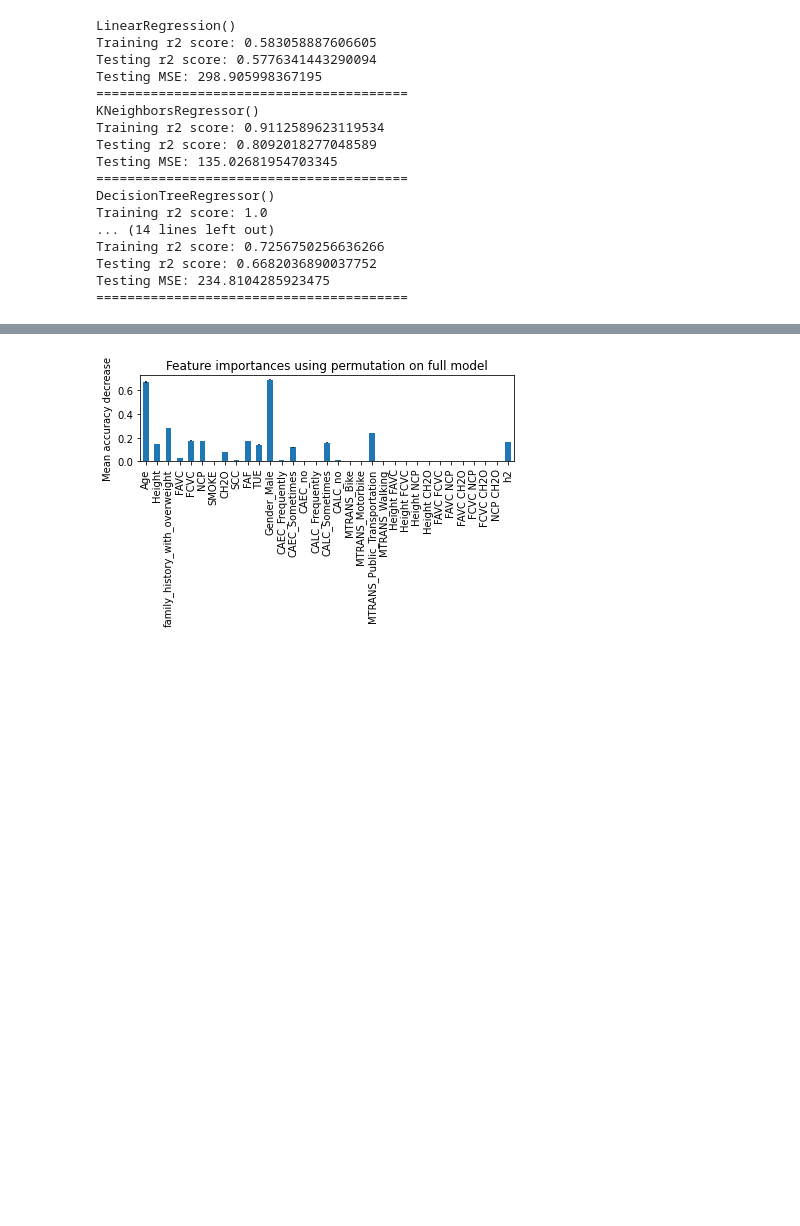
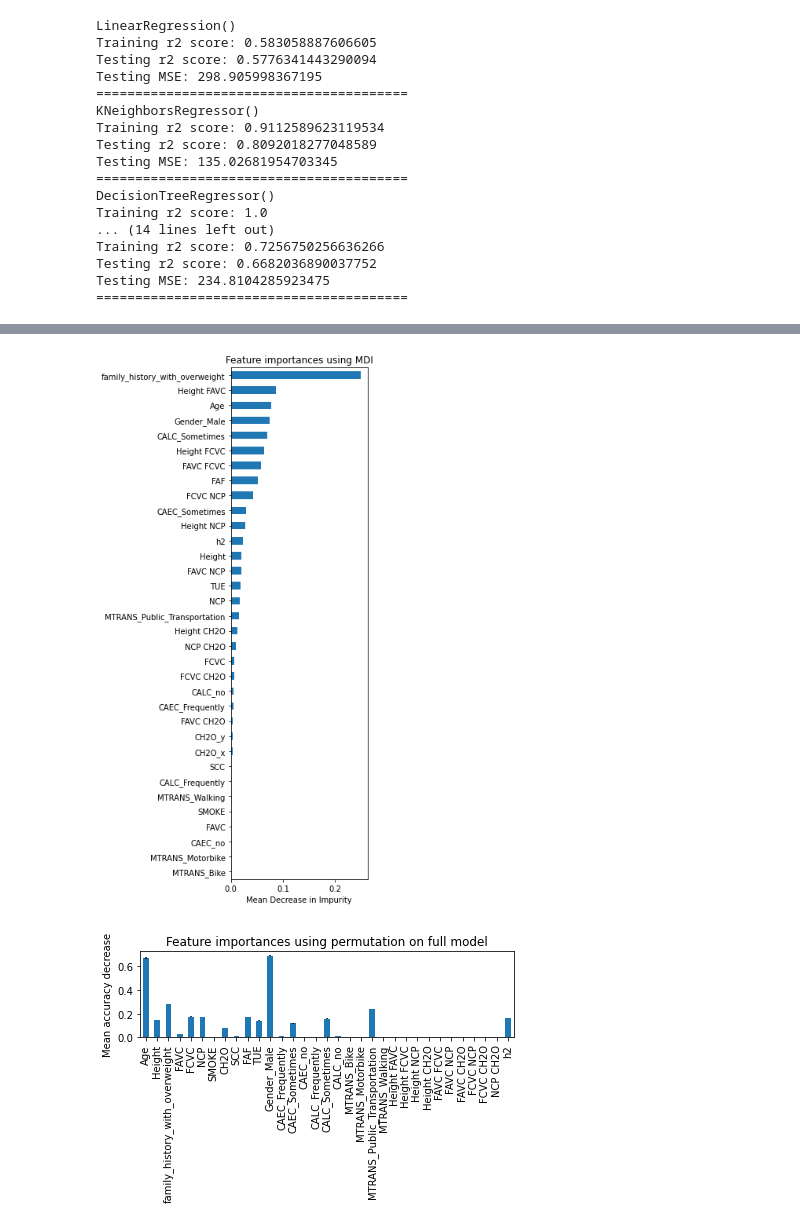
Before and after one commit to sbhewitt/Obesity-Group-Project, a Jupyter notebook: code/survey_expo_ryan.ipynb, the cells around one changed output, grey strips where cells are left out. Drawn from its saved outputs; the diff is of its cells as text; code cells hidden in the pictures; blank space fills up the shorter version.

```diff
--- a/code/survey_expo_ryan.ipynb
+++ b/code/survey_expo_ryan.ipynb
@@ -205,3 +207,11 @@ fig.tight_layout();
+# %%
+forest_importances.plot.barh(figsize = (5,10))
+plt.title("Feature importances using MDI")
+plt.xlabel("Mean Decrease in Impurity")
+plt.tight_layout()
+plt.savefig('../images/rfr_feat_importances.png');
+# %% [output]
+[figure, added]
 # %%
 from sklearn.inspection import permutation_importance
 
```
Also changed, not shown: parts of 16 cells of this notebook, 1 other file.
